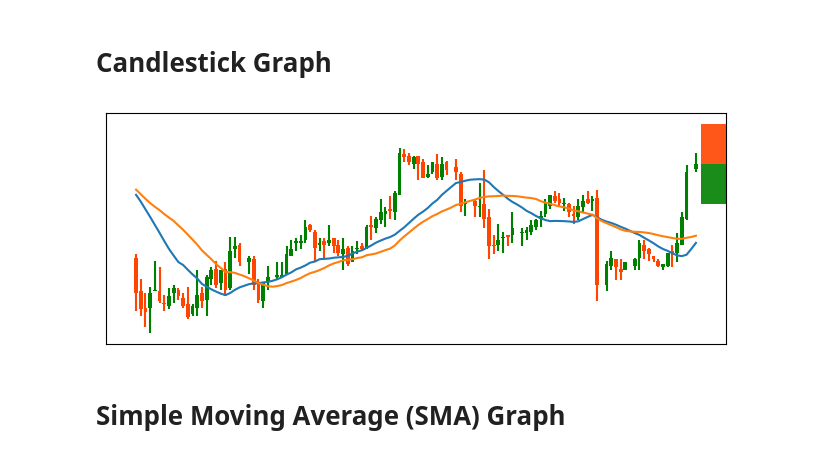
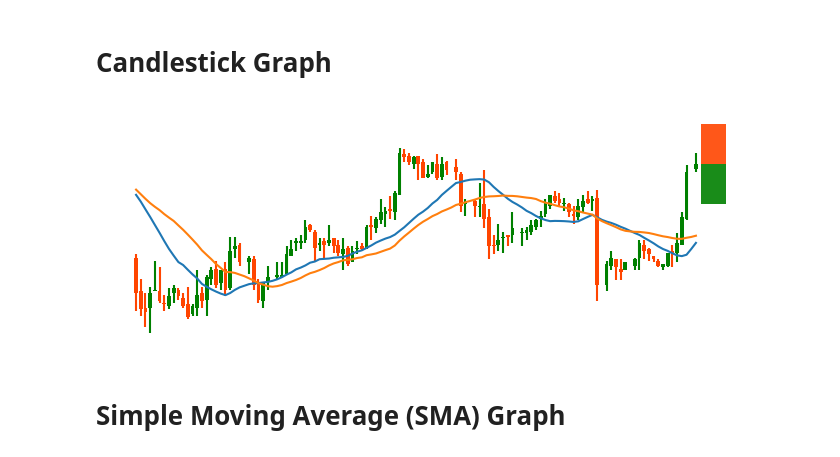
Before and after one commit to EngineerDanny/robust_algo_trader, a Jupyter notebook: cnn/make_plot.ipynb, the cells around one changed output. Cells and saved outputs as stored; diff of their text form; code cells hidden in the pictures.

Commit message:
update plot with no frame

```diff
--- a/cnn/make_plot.ipynb
+++ b/cnn/make_plot.ipynb
@@ -52,36 +52,35 @@ plt.vlines(x=red_df["Index"],
 
 ##Green Candles
 plt.bar(x=green_df["Index"],
         height=green_df["Height"],
         bottom=green_df["Open"],
         color="green")
 ##Red Candles
 plt.bar(x=red_df["Index"],
         height=red_df["Height"],
         bottom=red_df["Close"],
         color="orangered")
 
 plt.plot(df["SMA_20"], label="SMA_20")
 plt.plot(df["SMA_30"], label="SMA_30")
 # plt.plot(df["SMA_50"], label="SMA_50")
 # plt.plot(df["SMA_100"], label="SMA_100")
 
 close_price = df["Close"].iloc[-1] # Get the close price of the last row
 
 delta = 0.0025
 plt.axhspan(close_price, close_price + delta, facecolor="orangered", xmin= 0.96,  alpha=0.9)
 plt.axhspan(close_price - delta, close_price, facecolor="green", xmin= 0.96,  alpha=0.9)
 
-
 plt.xticks([])
 plt.yticks([])
+plt.box(False)
 
 plt.savefig('plot.png', dpi=128, bbox_inches='tight')
-
 # Show the plot
 plt.show()
 # %% [output]
-[figure, old version]
+[figure, new version]
 # %% [markdown]
 # Simple Moving Average (SMA) Graph
 # %%
```
Also changed, not shown: 2 other files.
